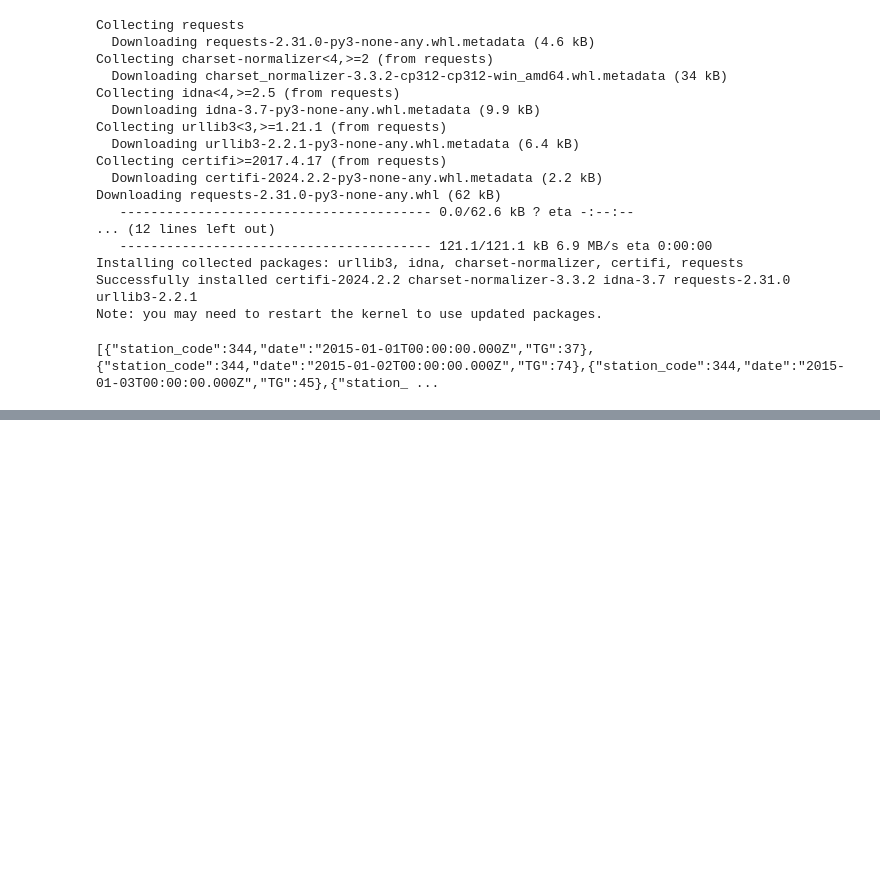
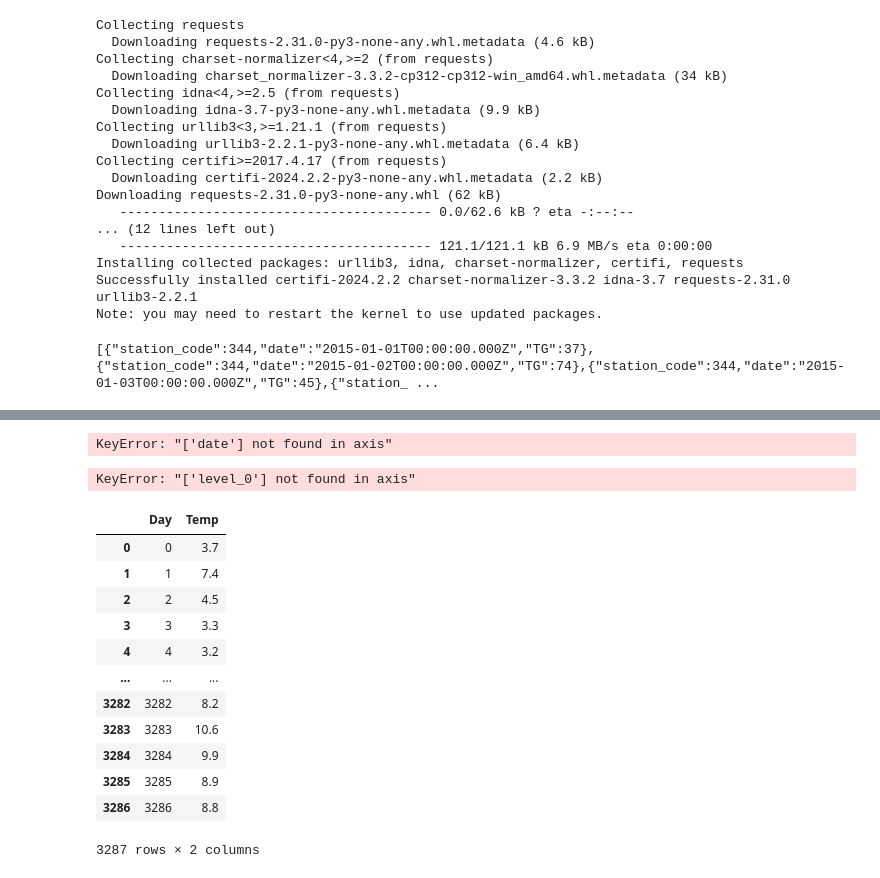
Before and after one commit to MrBr00d/weather_forecast, a Jupyter notebook: main.ipynb, the cells around one changed output, grey strips where cells are left out. Drawn from its saved outputs; the diff is of its cells as text; code cells hidden in the pictures; blank space fills up the shorter version.

```diff
--- a/main.ipynb
+++ b/main.ipynb
@@ -63,0 +65,28 @@ No artists with labels found to put in legend.  Note that artists whose label st
+# %%
+df = df.reset_index()
+df = df.drop("date", axis = 1)
+df = df.drop("station_code", axis = 1)
+# %% [output]
+KeyError: "['date'] not found in axis"
+# %%
+
+df = df.drop('level_0', axis = 1)
+df.columns = ["Day", "Temp"]
+# %% [output]
+KeyError: "['level_0'] not found in axis"
+# %%
+df
+# %% [output]
+|  | Day | Temp |
+| 0 | 0 | 3.7 |
+| 1 | 1 | 7.4 |
+| 2 | 2 | 4.5 |
+| 3 | 3 | 3.3 |
+| 4 | 4 | 3.2 |
+| ... | ... | ... |
+| 3282 | 3282 | 8.2 |
+| 3283 | 3283 | 10.6 |
+| 3284 | 3284 | 9.9 |
+| 3285 | 3285 | 8.9 |
+| 3286 | 3286 | 8.8 |
+3287 rows × 2 columns
```
Also changed, not shown: parts of 2 cells of this notebook.
